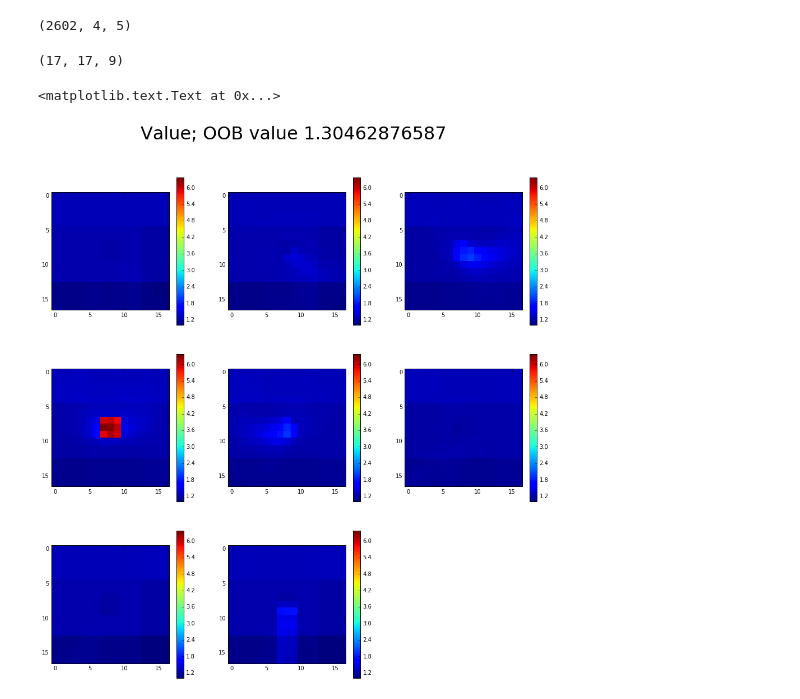
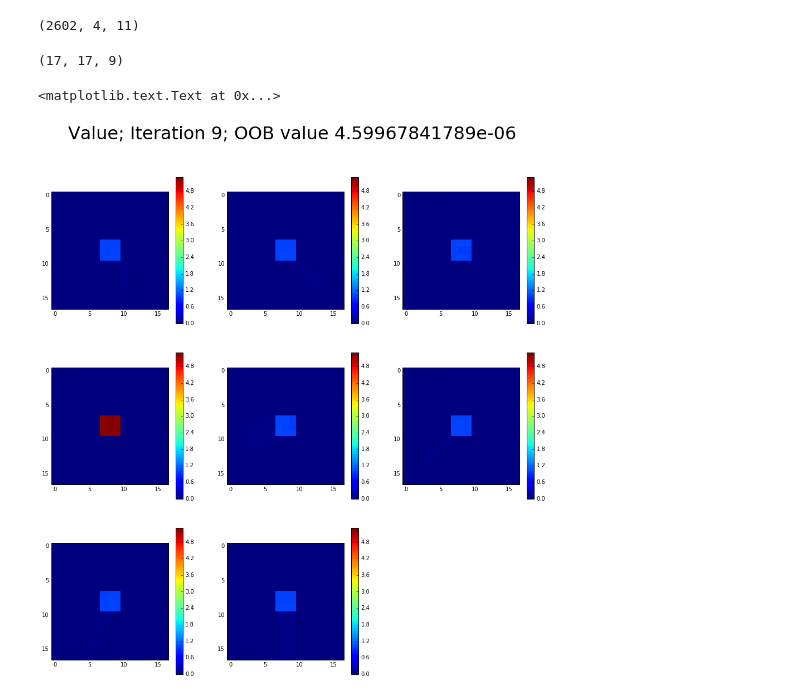
Before and after one commit to order/lcp-research, a Jupyter notebook: planes_refine.py.ipynb, the cells around one changed output. Drawn from its saved outputs; the diff is of its cells as text; code cells hidden in the pictures.

```diff
--- a/planes_refine.py.ipynb
+++ b/planes_refine.py.ipynb
@@ -42,23 +42,27 @@ I = 4+1
 # %%
 primals = unarch.primals
+duals = unarch.duals
+residuals = duals[:, 1:, :]
+basis = unarch.added_bases
+bellman = unarch.residuals
 print primals.shape
 assert 3 == primals.ndim
 assert NXY * NXY * NT + 1 == primals.shape[0], "{} != {}".format( NXY * NXY * NT + 1, primals.shape[0])
 assert A == primals.shape[1]
 assert I == primals.shape[2]
-
-iter_slice = 3
 # %% [output]
-(2602, 4, 5)
+(2602, 4, 11)
 # %%
+iter_slice = 9
+
 value = primals[:, 0, iter_slice]
 oob_value = value[-1]
 value = np.reshape(value[:-1], (NXY, NXY, NT))
 print(value.shape)
 plot_cube(value)
-plt.suptitle('Value; OOB value {}'.format(oob_value), fontsize=32)
+plt.suptitle('Value; Iteration {}; OOB value {}'.format(iter_slice, oob_value), fontsize=32)
 # %% [output]
 (17, 17, 9)
 <matplotlib.text.Text at 0x...>
-[figure, old version]
+[figure, new version]
 # %%
```
Also changed, not shown: parts of 9 cells of this notebook, 6 other files.
